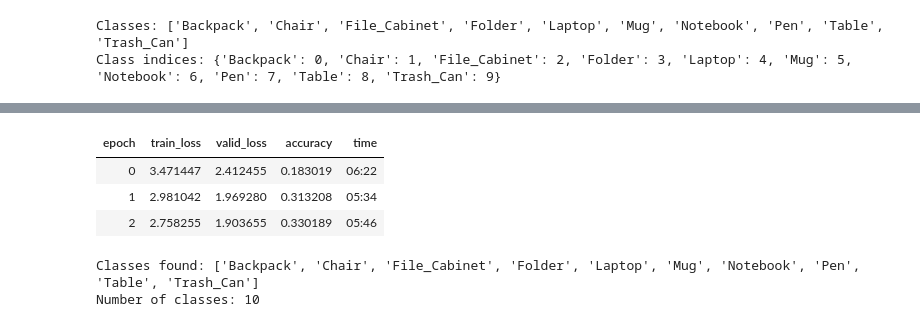
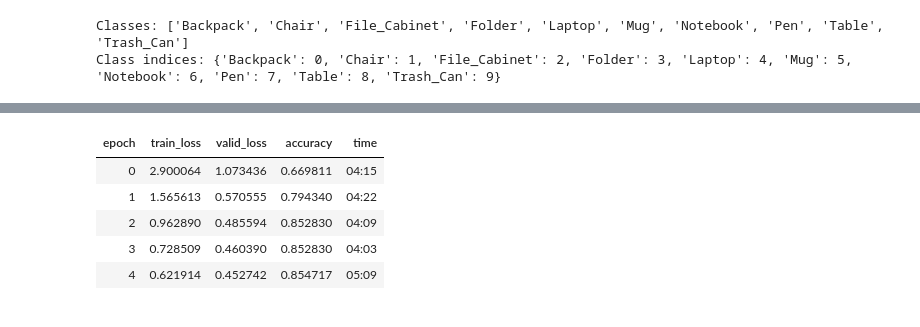
Before and after one commit to magala20-alt/AI-In-Robotics, a Jupyter notebook: model.ipynb, the cells around one changed output, grey strips where cells are left out. Saved outputs shown, nothing was run; the diff lists cells and outputs as text; code cells hidden in the pictures.

```diff
--- a/model.ipynb
+++ b/model.ipynb
@@ -44,16 +44,21 @@ PATH = os.getenv("DATASET_PATH")
 if PATH is None:
     raise ValueError("DATASET_PATH environment variable not set. Check your .env file.")
 
-dataset = datasets.ImageFolder(PATH, transform=train_transform)
+dataset = datasets.ImageFolder(PATH)
 # %%
 from torch.utils.data import random_split
 # split data into train and validation
 train_size = int(0.8 * len(dataset))
 val_size = len(dataset) - train_size
-train_dataset, val_dataset = random_split(dataset, [train_size, val_size])
+train_subset, val_subset = random_split(dataset, [train_size, val_size])
 # %%
-#apply transform to validation dataset
-val_dataset.dataset.transform = val_transform
+# apply different transforms
+train_dataset = datasets.ImageFolder(PATH, transform=train_transform)
+val_dataset   = datasets.ImageFolder(PATH, transform=val_transform)
+
+# manually assign the same image indices
+train_dataset.samples = [dataset.samples[i] for i in train_subset.indices]
+val_dataset.samples   = [dataset.samples[i] for i in val_subset.indices]
 # %%
 # Dataloaders
 train_loader = DataLoader(train_dataset, batch_size=32, shuffle=True)
@@ -98,23 +103,13 @@ Take the learning rate before the loss sharply increases so, taking learning rat
 # %%
 # freeze petrained layers
 learn.freeze()
 
-# train head for r epoch with learning rate of 1e-3
-learn.fit_one_cycle(5, 3e-3)
+# train head for r epoch with learning rate of 2e-2
+learn.fit_one_cycle(5, 2e-2)
 # %% [output]
 | epoch | train_loss | valid_loss | accuracy | time |
-| 0 | 3.471447 | 2.412455 | 0.183019 | 06:22 |
-| 1 | 2.981042 | 1.969280 | 0.313208 | 05:34 |
-| 2 | 2.758255 | 1.903655 | 0.330189 | 05:46 |
+| 0 | 2.900064 | 1.073436 | 0.669811 | 04:15 |
+| 1 | 1.565613 | 0.570555 | 0.794340 | 04:22 |
+| 2 | 0.962890 | 0.485594 | 0.852830 | 04:09 |
+| 3 | 0.728509 | 0.460390 | 0.852830 | 04:03 |
+| 4 | 0.621914 | 0.452742 | 0.854717 | 05:09 |
-# %%
-# Assuming 'train_dataset' is the Subset object
-original_imagefolder = train_dataset.dataset
-
-# Now, access the classes attribute from the original object
-class_names = original_imagefolder.classes
-
-print("Classes found:", class_names)
-print("Number of classes:", len(class_names))
-# %% [output]
-Classes found: ['Backpack', 'Chair', 'File_Cabinet', 'Folder', 'Laptop', 'Mug', 'Notebook', 'Pen', 'Table', 'Trash_Can']
-Number of classes: 10
```
Also changed, not shown: parts of 4 cells of this notebook.
